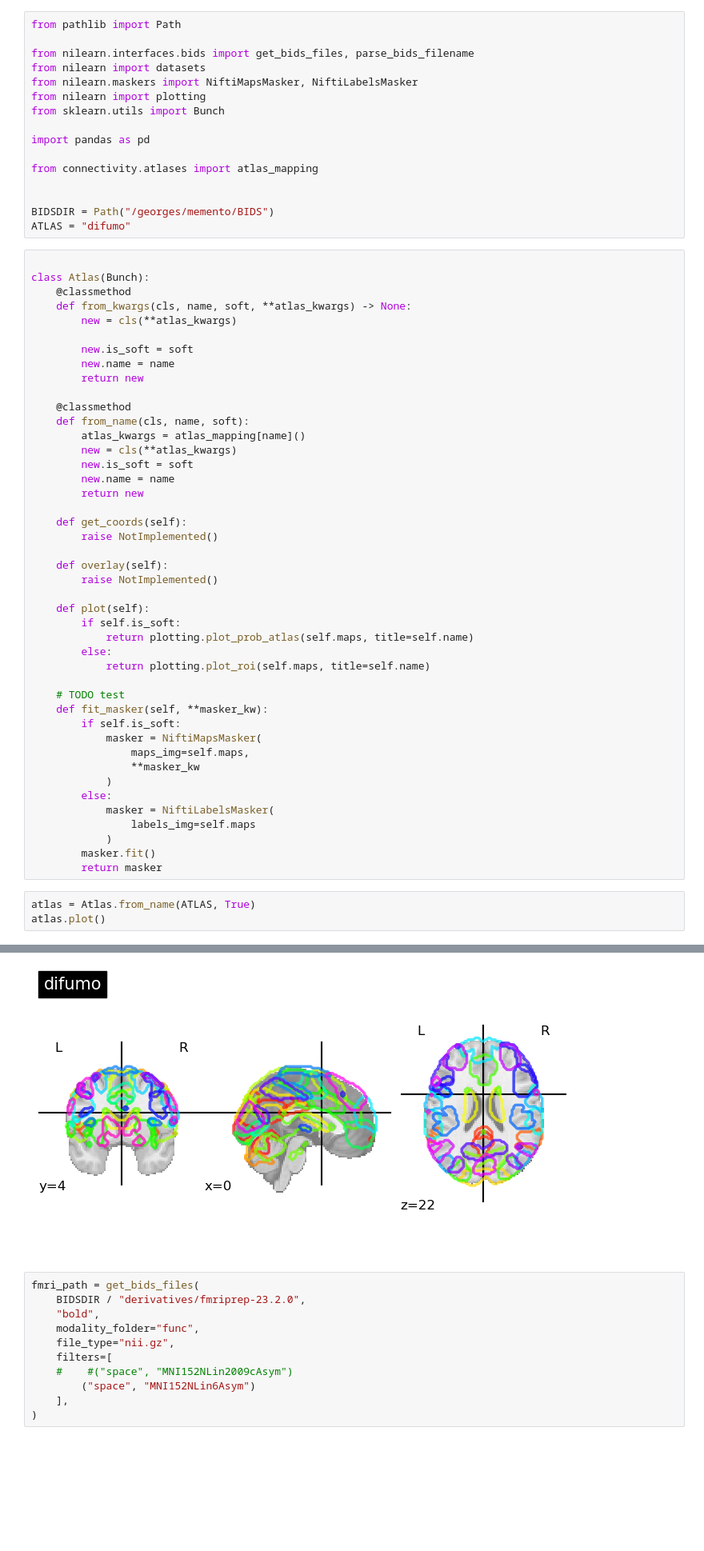
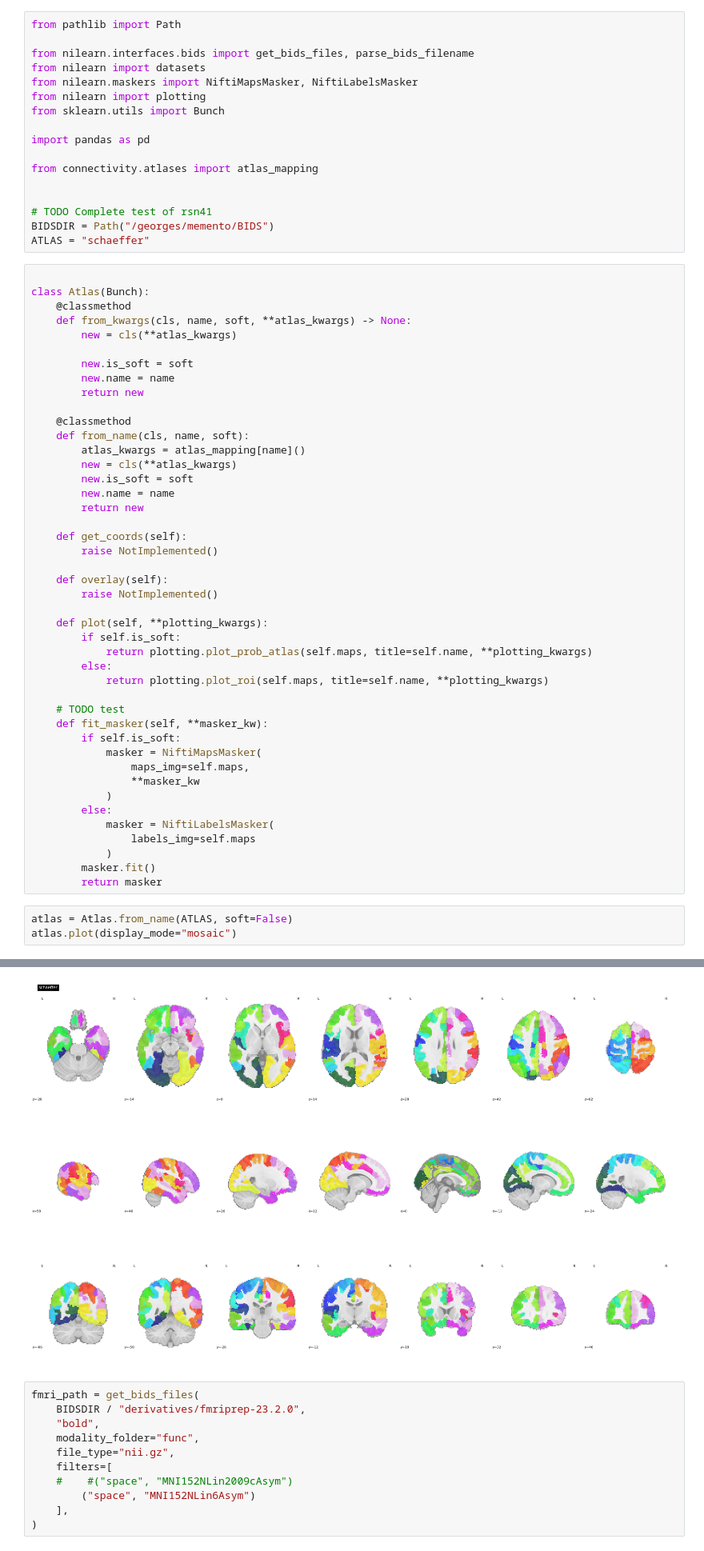
Before and after one commit to jonathan-legrand/bold-dementia, a Jupyter notebook: memento/longitudinal_loading.ipynb, the cells around one changed output, grey strips where cells are left out. Shown: that part at 80% size. Saved outputs shown, nothing was run; the diff lists cells and outputs as text; blank space fills up the shorter version.

Commit message:
Add rsn atlas

```diff
--- a/memento/longitudinal_loading.ipynb
+++ b/memento/longitudinal_loading.ipynb
@@ -12,8 +12,9 @@ import pandas as pd
 from connectivity.atlases import atlas_mapping
 
 
+# TODO Complete test of rsn41
 BIDSDIR = Path("/georges/memento/BIDS")
-ATLAS = "difumo"
+ATLAS = "schaeffer"
 # %%
 
 class Atlas(Bunch):
@@ -39,11 +40,11 @@ class Atlas(Bunch):
     def overlay(self):
         raise NotImplemented()
 
-    def plot(self):
+    def plot(self, **plotting_kwargs):
         if self.is_soft:
-            return plotting.plot_prob_atlas(self.maps, title=self.name)
+            return plotting.plot_prob_atlas(self.maps, title=self.name, **plotting_kwargs)
         else:
-            return plotting.plot_roi(self.maps, title=self.name)
+            return plotting.plot_roi(self.maps, title=self.name, **plotting_kwargs)
 
     # TODO test
     def fit_masker(self, **masker_kw):
@@ -59,6 +60,6 @@ class Atlas(Bunch):
         masker.fit()
         return masker
 # %%
-atlas = Atlas.from_name(ATLAS, True)
-atlas.plot()
+atlas = Atlas.from_name(ATLAS, soft=False)
+atlas.plot(display_mode="mosaic")
 # %% [output]
@@ -66,4 +67,4 @@ atlas.plot()
-[figure, old version]
+[figure, new version]
 # %%
 fmri_path = get_bids_files(
     BIDSDIR / "derivatives/fmriprep-23.2.0",
```
Also changed, not shown: parts of 7 cells of this notebook, 1 other file.
